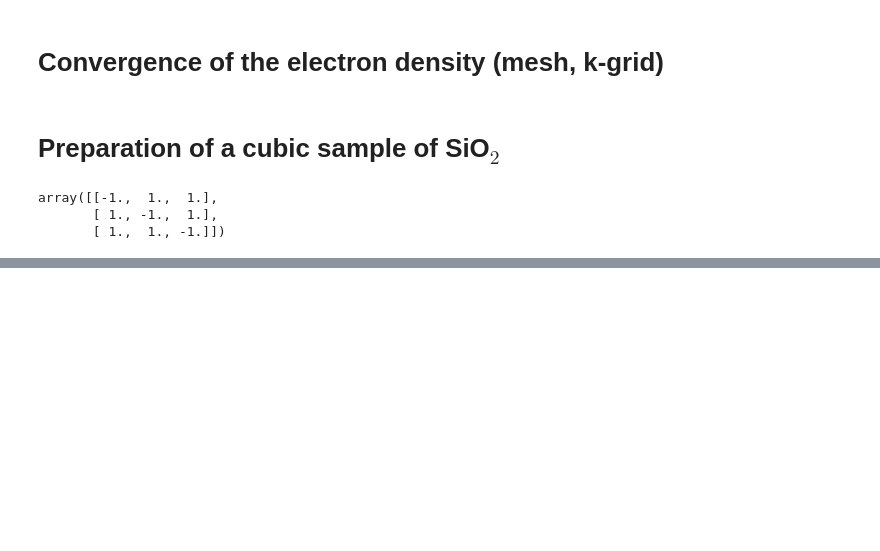
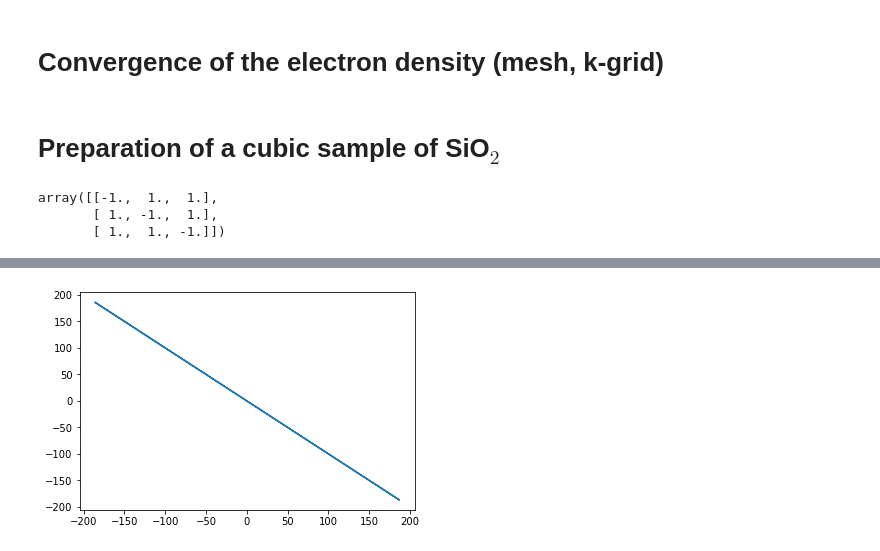
Before and after one commit to tjyderrien/octopus-quantumlap, a Jupyter notebook: Maths/Tibo-biatrisrv/SiO2-MBI/Excitation SiO2 by elliptical beams (Max Born).ipynb, the cells around one changed output, grey strips where cells are left out. Cells and saved outputs as stored; diff of their text form; code cells hidden in the pictures; blank space fills up the shorter version.

```diff
--- a/Maths/Tibo-biatrisrv/SiO2-MBI/Excitation SiO2 by elliptical beams (Max Born).ipynb
+++ b/Maths/Tibo-biatrisrv/SiO2-MBI/Excitation SiO2 by elliptical beams (Max Born).ipynb
@@ -124,0 +131,22 @@ array([[-1.,  1.,  1.],
+# %%
+# Paths of the various results
+result=[]
+result.append(["/home/thibault.derrien/Documents/octopus.data/14-SiO2/SiO2-1x1x1-k-8x8x1-Angle0-Mesh0.22676713505493937-Mesh0.22676713505493937-T0e0-TB09/lambda3200e-9-tau70E-15-dt0.25-field1E10-CEP0.0-theta0-SinSquared-SinPower2-2/lambda3200e-9-tau70E-15-field1E10-CEP1.0-delay0e-15-SinSquared-CrossPola/td.general/laser.tmp", 1.0])
+result.append(["/home/thibault.derrien/Documents/octopus.data/14-SiO2/SiO2-1x1x1-k-8x8x1-Angle0-Mesh0.22676713505493937-Mesh0.22676713505493937-T0e0-TB09/lambda3200e-9-tau70E-15-dt0.25-field1E10-CEP0.0-theta0-SinSquared-SinPower2-2/lambda3200e-9-tau70E-15-field1E10-CEP0.833333333-delay0e-15-SinSquared-CrossPola/td.general/laser.tmp", 0.833333333])
+result.append(["/home/thibault.derrien/Documents/octopus.data/14-SiO2/SiO2-1x1x1-k-8x8x1-Angle0-Mesh0.22676713505493937-Mesh0.22676713505493937-T0e0-TB09/lambda3200e-9-tau70E-15-dt0.25-field1E10-CEP0.0-theta0-SinSquared-SinPower2-2/lambda3200e-9-tau70E-15-field1E10-CEP0.75-delay0e-15-SinSquared-CrossPola/td.general/laser.tmp", 0.75])
+result.append(["/home/thibault.derrien/Documents/octopus.data/14-SiO2/SiO2-1x1x1-k-8x8x1-Angle0-Mesh0.22676713505493937-Mesh0.22676713505493937-T0e0-TB09/lambda3200e-9-tau70E-15-dt0.25-field1E10-CEP0.0-theta0-SinSquared-SinPower2-2/lambda3200e-9-tau70E-15-field1E10-CEP0.5-delay0e-15-SinSquared-CrossPola/td.general/laser.tmp", 0.5])
+result.append(["/home/thibault.derrien/Documents/octopus.data/14-SiO2/SiO2-1x1x1-k-8x8x1-Angle0-Mesh0.22676713505493937-Mesh0.22676713505493937-T0e0-TB09/lambda3200e-9-tau70E-15-dt0.25-field1E10-CEP0.0-theta0-SinSquared-SinPower2-2/lambda3200e-9-tau70E-15-field1E10-CEP0.333333333-delay0e-15-SinSquared-CrossPola/td.general/laser.tmp", 0.333333333])
+result.append(["/home/thibault.derrien/Documents/octopus.data/14-SiO2/SiO2-1x1x1-k-8x8x1-Angle0-Mesh0.22676713505493937-Mesh0.22676713505493937-T0e0-TB09/lambda3200e-9-tau70E-15-dt0.25-field1E10-CEP0.0-theta0-SinSquared-SinPower2-2/lambda3200e-9-tau70E-15-field1E10-CEP0.25-delay0e-15-SinSquared-CrossPola/td.general/laser.tmp", 0.25])
+result.append(["/home/thibault.derrien/Documents/octopus.data/14-SiO2/SiO2-1x1x1-k-8x8x1-Angle0-Mesh0.22676713505493937-Mesh0.22676713505493937-T0e0-TB09/lambda3200e-9-tau70E-15-dt0.25-field1E10-CEP0.0-theta0-SinSquared-SinPower2-2/lambda3200e-9-tau70E-15-field1E10-CEP0.16666667-delay0e-15-SinSquared-CrossPola/td.general/laser.tmp", 0.16666667])
+result.append(["/home/thibault.derrien/Documents/octopus.data/14-SiO2/SiO2-1x1x1-k-8x8x1-Angle0-Mesh0.22676713505493937-Mesh0.22676713505493937-T0e0-TB09/lambda3200e-9-tau70E-15-dt0.25-field1E10-CEP0.0-theta0-SinSquared-SinPower2-2/lambda3200e-9-tau70E-15-field1E10-CEP0.142857142857143-delay0e-15-SinSquared-CrossPola/td.general/laser.tmp", 0.142857142857143])
+result.append(["/home/thibault.derrien/Documents/octopus.data/14-SiO2/SiO2-1x1x1-k-8x8x1-Angle0-Mesh0.22676713505493937-Mesh0.22676713505493937-T0e0-TB09/lambda3200e-9-tau70E-15-dt0.25-field1E10-CEP0.0-theta0-SinSquared-SinPower2-2/lambda3200e-9-tau70E-15-field1E10-CEP0.125-delay0e-15-SinSquared-CrossPola/td.general/laser.tmp", 0.125])
+result.append(["/home/thibault.derrien/Documents/octopus.data/14-SiO2/SiO2-1x1x1-k-8x8x1-Angle0-Mesh0.22676713505493937-Mesh0.22676713505493937-T0e0-TB09/lambda3200e-9-tau70E-15-dt0.25-field1E10-CEP0.0-theta0-SinSquared-SinPower2-2/lambda3200e-9-tau70E-15-field1E10-CEP0.0-delay0e-15-SinSquared-CrossPola/td.general/laser.tmp", 0.])
+result.append(["/home/thibault.derrien/Documents/octopus.data/14-SiO2/SiO2-1x1x1-k-8x8x1-Angle0-Mesh0.22676713505493937-Mesh0.22676713505493937-T0e0-TB09/lambda3200e-9-tau70E-15-dt0.25-field1E10-CEP0.0-theta0-SinSquared-SinPower2-2/lambda3200e-9-tau70E-15-field1E10-CEP-1.0-delay0e-15-SinSquared-CrossPola/td.general/laser.tmp", -1.0])
+result.append(["/home/thibault.derrien/Documents/octopus.data/14-SiO2/SiO2-1x1x1-k-8x8x1-Angle0-Mesh0.22676713505493937-Mesh0.22676713505493937-T0e0-TB09/lambda3200e-9-tau70E-15-dt0.25-field1E10-CEP0.0-theta0-SinSquared-SinPower2-2/lambda3200e-9-tau70E-15-field1E10-CEP-0.833333333-delay0e-15-SinSquared-CrossPola/td.general/laser.tmp", -0.833333333])
+result.append(["/home/thibault.derrien/Documents/octopus.data/14-SiO2/SiO2-1x1x1-k-8x8x1-Angle0-Mesh0.22676713505493937-Mesh0.22676713505493937-T0e0-TB09/lambda3200e-9-tau70E-15-dt0.25-field1E10-CEP0.0-theta0-SinSquared-SinPower2-2/lambda3200e-9-tau70E-15-field1E10-CEP-0.75-delay0e-15-SinSquared-CrossPola/td.general/laser.tmp", -0.75])
+result.append(["/home/thibault.derrien/Documents/octopus.data/14-SiO2/SiO2-1x1x1-k-8x8x1-Angle0-Mesh0.22676713505493937-Mesh0.22676713505493937-T0e0-TB09/lambda3200e-9-tau70E-15-dt0.25-field1E10-CEP0.0-theta0-SinSquared-SinPower2-2/lambda3200e-9-tau70E-15-field1E10-CEP-0.5-delay0e-15-SinSquared-CrossPola/td.general/laser.tmp", -0.5])
+result.append(["/home/thibault.derrien/Documents/octopus.data/14-SiO2/SiO2-1x1x1-k-8x8x1-Angle0-Mesh0.22676713505493937-Mesh0.22676713505493937-T0e0-TB09/lambda3200e-9-tau70E-15-dt0.25-field1E10-CEP0.0-theta0-SinSquared-SinPower2-2/lambda3200e-9-tau70E-15-field1E10-CEP-0.333333333-delay0e-15-SinSquared-CrossPola/td.general/laser.tmp", -0.333333333])
+result.append(["/home/thibault.derrien/Documents/octopus.data/14-SiO2/SiO2-1x1x1-k-8x8x1-Angle0-Mesh0.22676713505493937-Mesh0.22676713505493937-T0e0-TB09/lambda3200e-9-tau70E-15-dt0.25-field1E10-CEP0.0-theta0-SinSquared-SinPower2-2/lambda3200e-9-tau70E-15-field1E10-CEP-0.25-delay0e-15-SinSquared-CrossPola/td.general/laser.tmp", -0.25])
+result.append(["/home/thibault.derrien/Documents/octopus.data/14-SiO2/SiO2-1x1x1-k-8x8x1-Angle0-Mesh0.22676713505493937-Mesh0.22676713505493937-T0e0-TB09/lambda3200e-9-tau70E-15-dt0.25-field1E10-CEP0.0-theta0-SinSquared-SinPower2-2/lambda3200e-9-tau70E-15-field1E10-CEP0.16666667-delay0e-15-SinSquared-CrossPola/td.general/laser.tmp", -0.16666667])
+result.append(["/home/thibault.derrien/Documents/octopus.data/14-SiO2/SiO2-1x1x1-k-8x8x1-Angle0-Mesh0.22676713505493937-Mesh0.22676713505493937-T0e0-TB09/lambda3200e-9-tau70E-15-dt0.25-field1E10-CEP0.0-theta0-SinSquared-SinPower2-2/lambda3200e-9-tau70E-15-field1E10-CEP-0.142857142857143-delay0e-15-SinSquared-CrossPola/td.general/laser.tmp", -0.142857142857143])
+result.append(["/home/thibault.derrien/Documents/octopus.data/14-SiO2/SiO2-1x1x1-k-8x8x1-Angle0-Mesh0.22676713505493937-Mesh0.22676713505493937-T0e0-TB09/lambda3200e-9-tau70E-15-dt0.25-field1E10-CEP0.0-theta0-SinSquared-SinPower2-2/lambda3200e-9-tau70E-15-field1E10-CEP-0.125-delay0e-15-SinSquared-CrossPola/td.general/laser.tmp", -0.125])
@@ -124,0 +164,3 @@ array([[-1.,  1.,  1.],
+# %%
+# result_data=np.loadtxt(result[0], skiprows=6)
+result_pd=pd.read_csv(result[0][0], skiprows=6, header=0, delimiter="  ", names=["idx", "time", "A1x", "A1y", "A1z", "A2x", "A2y", "A2z"])
@@ -124,0 +182,6 @@ array([[-1.,  1.,  1.],
+# %%
+plt.figure()
+plt.plot(result_pd.A1x+result_pd.A2x, result_pd.A1y+result_pd.A2y)
+plt.show()
+# %% [output]
+[figure, added]
```
Also changed, not shown: parts of 8 cells of this notebook, 9 other files.
